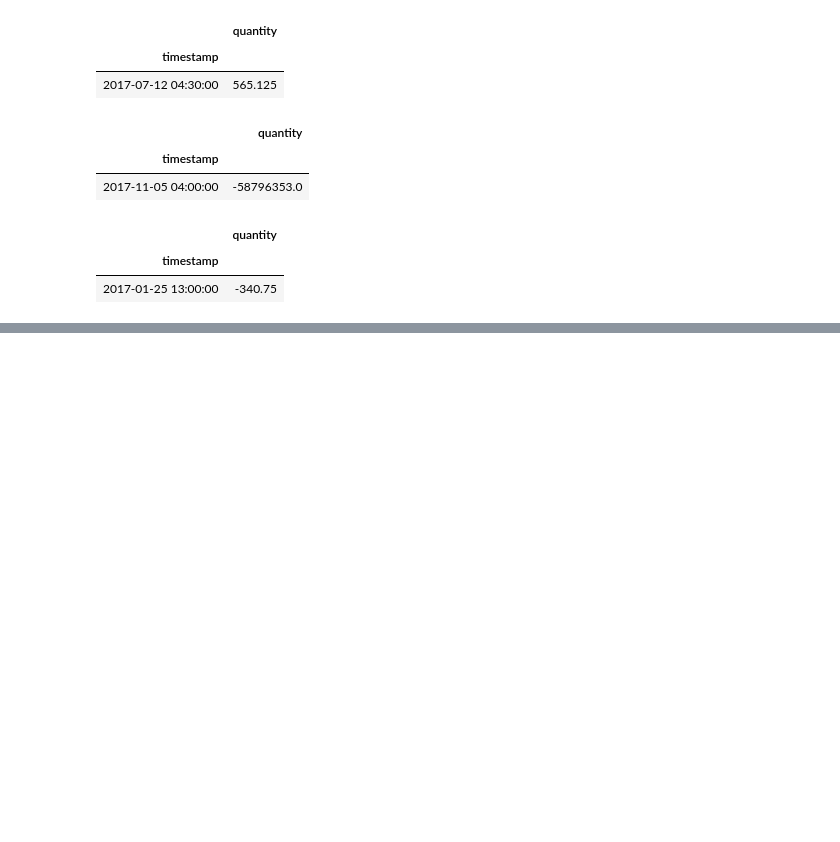
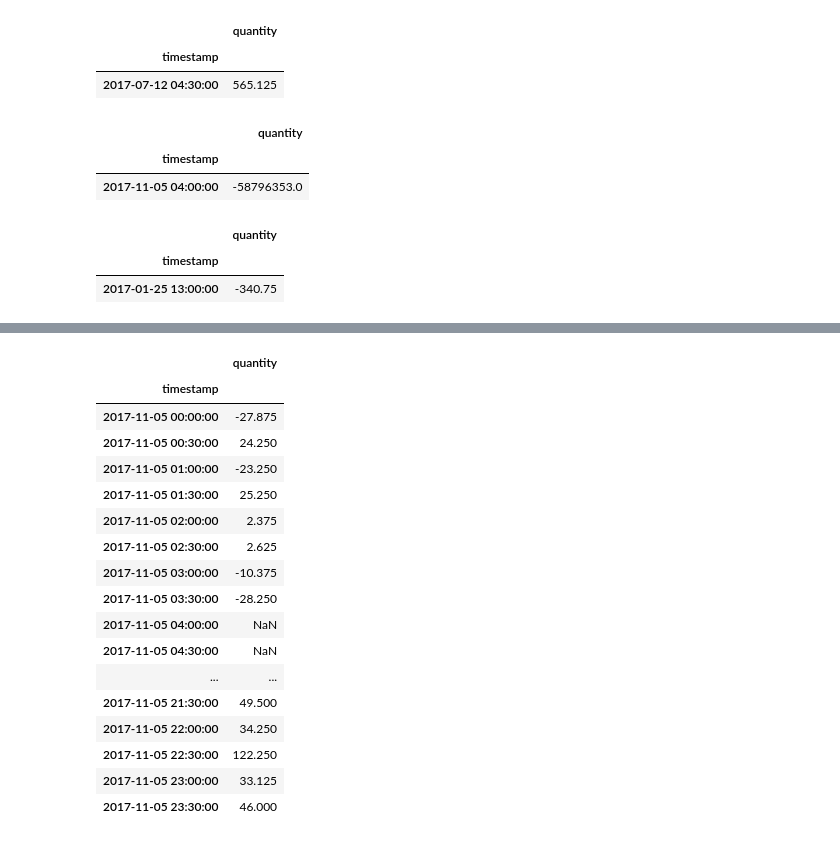
Before and after one commit to camilo-s/Aufgabe, a Jupyter notebook: aufgabe_draft.ipynb, the cells around one changed output, grey strips where cells are left out. Drawn from its saved outputs; the diff is of its cells as text; code cells hidden in the pictures; blank space fills up the shorter version.

```diff
--- a/aufgabe_draft.ipynb
+++ b/aufgabe_draft.ipynb
@@ -138 +144,22 @@ dev_2017_daily.head(10)
+# %%
+dev_2017_half.loc['2017-11-05']
+# %% [output]
+|  | quantity |
+| timestamp |  |
+| 2017-11-05 00:00:00 | -27.875 |
+| 2017-11-05 00:30:00 | 24.250 |
+| 2017-11-05 01:00:00 | -23.250 |
+| 2017-11-05 01:30:00 | 25.250 |
+| 2017-11-05 02:00:00 | 2.375 |
+| 2017-11-05 02:30:00 | 2.625 |
+| 2017-11-05 03:00:00 | -10.375 |
+| 2017-11-05 03:30:00 | -28.250 |
+| 2017-11-05 04:00:00 | NaN |
+| 2017-11-05 04:30:00 | NaN |
+| ... | ... |
+| 2017-11-05 21:30:00 | 49.500 |
+| 2017-11-05 22:00:00 | 34.250 |
+| 2017-11-05 22:30:00 | 122.250 |
+| 2017-11-05 23:00:00 | 33.125 |
+| 2017-11-05 23:30:00 | 46.000 |
 # %%
```
Also changed, not shown: parts of 31 cells of this notebook.
